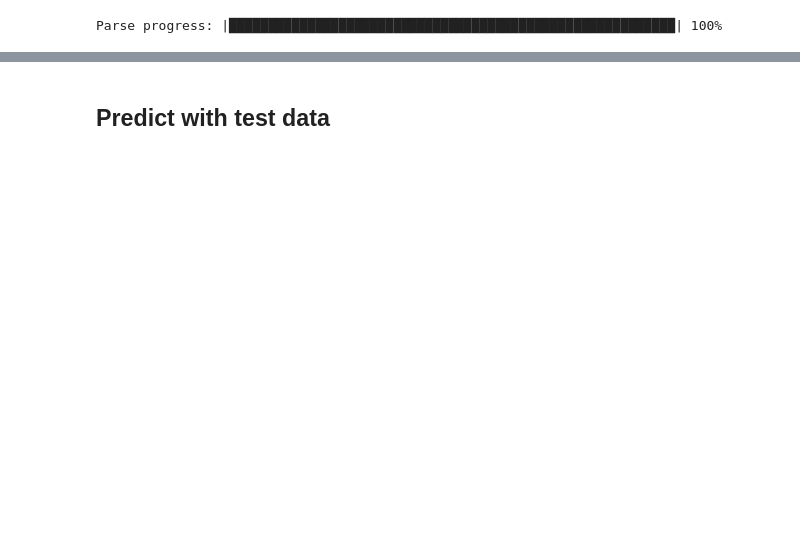
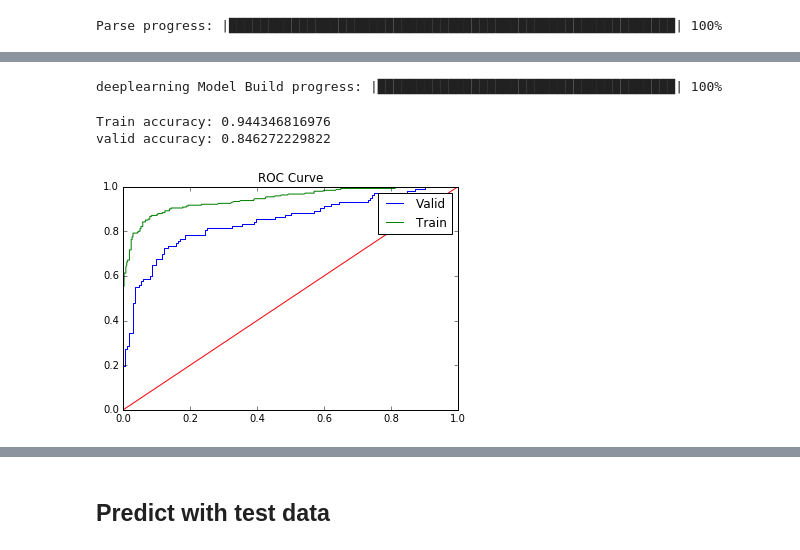
Before and after one commit to hamzafar/titanic_competition, a Jupyter notebook: feature engineering.ipynb, the cells around one changed output, grey strips where cells are left out. Cells and saved outputs as stored; diff of their text form; code cells hidden in the pictures; blank space fills up the shorter version.

```diff
--- a/feature engineering.ipynb
+++ b/feature engineering.ipynb
@@ -59,6 +66,5 @@ def polynomial_data(dataframe, column_name, power =1):
 # %%
-
-df_poly = pd.concat([polynomial_data(df_train,'Pclass',2),
-                 polynomial_data(df_train,'Age',2),
-                 polynomial_data(df_train,'Fare',2),
-                 df_train], axis=1).head()
+# df_poly = pd.concat([polynomial_data(df_train,'Pclass',30),
+#                  polynomial_data(df_train,'Age',40),
+#                  polynomial_data(df_train,'Fare',30),
+#                  df_train], axis=1)
@@ -95,7 +88,8 @@ Checking whether there is an H2O instance running at http://localhost:54321. con
 | Python version: | 2.7.11 final |
 # %%
 hdf = h2o.H2OFrame(df_poly)
+
 hdf['Survived']= hdf['Survived'].asfactor()
-hdf_train, hdf_validate = hdf.split_frame([0.50], seed=100)
+hdf_train, hdf_validate = hdf.split_frame([0.70], seed=100)
 # %% [output]
 Parse progress: |█████████████████████████████████████████████████████████| 100%
@@ -113,6 +109,6 @@ print input_col
 # %%
 from h2o.estimators.naive_bayes import H2ONaiveBayesEstimator
 # %%
-nb =H2ONaiveBayesEstimator(seed =1)
+nb =H2ONaiveBayesEstimator(seed =1, nfolds=30)
 nb.train(x =input_col, y = 'Survived', training_frame=hdf_train, validation_frame=hdf_validate)
 # %% [output]
@@ -156,0 +172,12 @@ gbm_model1.plot()
+# %%
+dl = H2ODeepLearningEstimator(seed =1,  hidden=[200,200], epochs =200, l2= 1e-25,
+                              activation = 'MaxoutWithDropout', distribution = 'AUTO')
+dl.train(x =input_col, y = 'Survived', training_frame=hdf_train, validation_frame=hdf_validate)
+# %% [output]
+deeplearning Model Build progress: |██████████████████████████████████████| 100%
+# %%
+model_performance(dl)
+# %% [output]
+Train accuracy: 0.944346816976
+valid accuracy: 0.846272229822
+[figure, added]
```
Also changed, not shown: parts of 20 cells of this notebook.
